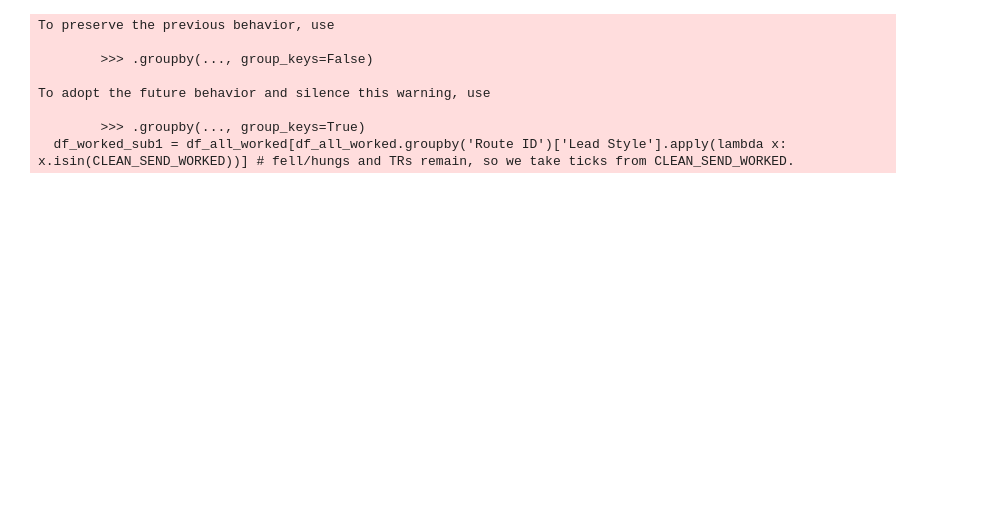
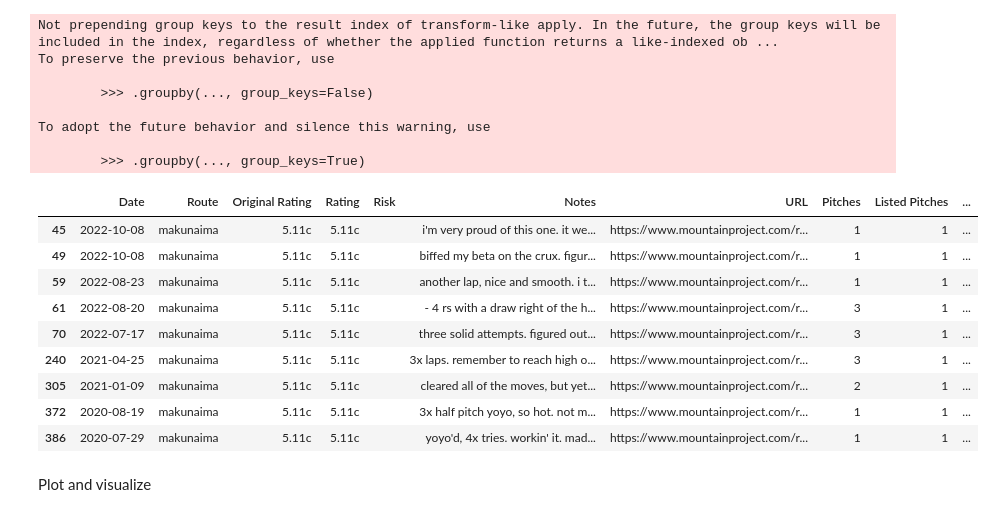
Before and after one commit to Brayden-L/Giza, a Jupyter notebook: Giza/Initial.ipynb, the cells around one changed output. Saved outputs shown, nothing was run; the diff lists cells and outputs as text; code cells hidden in the pictures; blank space fills up the shorter version.

```diff
--- a/Giza/Initial.ipynb
+++ b/Giza/Initial.ipynb
@@ -493,36 +439,45 @@ df_usendf = df_usendf.merge(df_usend_uniq[['Route ID', 'Listed Pitches', 'Lead R
+# %%
+# merge unique dataframe details to user data frame. This will delete the user data frame of length and rating information and replace it with that from the unique dataframe
+df_usendm = df_usend.copy() # We create a copy of the original df_usend to be consequently modified by the user. This leaves the original dataframe alone.
+df_usendm.drop(columns=['Rating', 'Length'], inplace=True)
+df_usendm = df_usendm.merge(df_usend_uniq[['Route ID', 'Listed Pitches', 'Lead Ratio', 'OS Ratio', 'Rating', 'Length']], how='left', on='Route ID')
+df_usendm = df_usendm[['Date', 'Route', 'Original Rating', 'Rating', 'Risk', 'Notes', 'URL', 'Pitches', 'Listed Pitches', 'Location', 'Avg Stars', 'Your Stars', 'Style', 'Lead Style', 'Route Type', 'Length', 'Rating Code','Route ID', 'Flash/Onsight', 'Grade Breakthrough', 'Worked Clean', 'Attempts', 'Lead Ratio', 'OS Ratio']] # Reorder
 # %%
 # We want to tag important climbs, namely flash/onsights, worked clean routes and grade breakthroughs.
 
 # Tag climbs that were flash/onsight
-df_usendf.loc[df_usendf['Lead Style'].isin(CLEAN_SEND_FIRST), 'Flash/Onsight'] = True
+df_usendm.loc[df_usendm['Lead Style'].isin(CLEAN_SEND_FIRST), 'Flash/Onsight'] = True
 
 # Create column that flags climbs that were worked. There are three possibilities to consider. We want 1 and 2.
 # 1. Worked to clean send, no further sends.
 # 2. Worked to clean send, additional attempts.
 # 3. Sent clean first try, additional attempts.
-df_no_dupe = df_usendf[df_usendf.duplicated(subset="Route ID", keep=False)] # First we filter for all duplicate entries.
-df_all_worked = df_no_dupe.groupby('Route ID').filter(lambda x: ~x['Lead Style'].isin(CLEAN_SEND_FIRST).any()) # Then we remove all groups which have a lead style of flash or onsight to eliminate group 3.
+df_all_dupes = df_usendm[df_usendm.duplicated(subset="Route ID", keep=False)] # First we filter for all duplicate entries.
+df_all_worked = df_all_dupes.groupby('Route ID').filter(lambda x: ~x['Lead Style'].isin(CLEAN_SEND_FIRST).any()) # Then we remove all groups which have a lead style of flash or onsight to eliminate group 3.
 df_worked_sub1 = df_all_worked[df_all_worked.groupby('Route ID')['Lead Style'].apply(lambda x: x.isin(CLEAN_SEND_WORKED))] # fell/hungs and TRs remain, so we take ticks from CLEAN_SEND_WORKED.
 df_worked_sub2 = df_worked_sub1.loc[df_worked_sub1.groupby('Route ID')['Date'].idxmin()] # Use only the earliest redpoint to correctly identify the first redpoint.
-df_usendf.loc[df_worked_sub2.index.values, "Worked Clean"] = True
+df_usendm.loc[df_worked_sub2.index.values, "Worked Clean"] = True
 
 # Flag grade breakthrough ticks
-dfbreakthr = df_usendf[(df_usendf['Flash/Onsight'] == True) | (df_usendf['Worked Clean'] == True)]
+dfbreakthr = df_usendm[(df_usendm['Flash/Onsight'] == True) | (df_usendm['Worked Clean'] == True)]
 breakthrough_indexes = dfbreakthr.groupby('Rating')['Date'].idxmin().values
-df_usendf.loc[breakthrough_indexes, "Grade Breakthrough"] = True
-df_usendf.loc[breakthrough_indexes]
+df_usendm.loc[breakthrough_indexes, "Grade Breakthrough"] = True
+df_usendm.loc[breakthrough_indexes]
 
 # Count number of attempts to send
-# Currently assumes no style lead ticks are fell/hung
-# Ignores multipitch
-# This counts clean ticks with multiple pitches as total attempts. It also counts fell/hung, and TR with multiple pitches as multiple attempts.
+# Assumes no style lead ticks are fell/hung
+# Assumes rp/pp with no prior tick history has one prior attempt
+# Counts clean ticks with multiple pitches as total attempts. It also counts fell/hung, and TR with multiple pitches as multiple attempts.
 # !!! This will falsely identify a single pitch climb broken into multiple pitches as two attempts, there isn't really a good way to detect this.
-df_all_worked_sp_only = df_all_worked[df_all_worked['Listed Pitches'] == 1]
-num_to_send = df_all_worked_sp_only.groupby('Route ID')['Pitches'].sum()
-matched_attempts = df_usendf[df_usendf['Worked Clean'] == True].merge(num_to_send, on="Route ID", how="left")
-matched_attempts.index = df_usendf[df_usendf['Worked Clean'] == True].index # I'm dumb and this is the best way I could find to get my index to remain
-df_usendf.loc[matched_attempts.index, "Attempts"] = matched_attempts.iloc[:,-1]
+df_all_worked.loc[df_worked_sub2.index.values, "Worked Clean"] = True # To make the next line work properly, we need to backfill the "worked clean" flag to worked clean.
+df_all_worked.drop(df_all_worked[(df_all_worked['Lead Style'].isin(CLEAN_SEND_WORKED)) & (df_all_worked['Worked Clean'] == '')].index, inplace=True) # remove all redpoints/pinkpoints after first for purpose of counting attempts, this can be done by removing all rows that are redpoints but not marked 'worked clean'
+num_to_send = df_all_worked.groupby('Route ID')['Pitches'].sum()
+matched_attempts = df_usendm[df_usendm['Worked Clean'] == True].merge(num_to_send, on="Route ID", how="left")
+matched_attempts.index = df_usendm[df_usendm['Worked Clean'] == True].index # I'm dumb and this is the best way I could find to get my index to remain
+df_usendm.loc[matched_attempts.index, "Attempts"] = matched_attempts.iloc[:,-1]
+df_usendm.loc[df_usendm['Attempts'] == 1, 'Attempts'] = 2 # This assumes rp with 1 pitch and no prior ticks had one prior attempt
 # %% [output]
+Not prepending group keys to the result index of transform-like apply. In the future, the group keys will be included in the index, regardless of whether the applied function returns a like-indexed ob ...
 To preserve the previous behavior, use
 
         >>> .groupby(..., group_keys=False)
@@ -530,4 +485,22 @@ To preserve the previous behavior, use
 To adopt the future behavior and silence this warning, use
 
         >>> .groupby(..., group_keys=True)
-  df_worked_sub1 = df_all_worked[df_all_worked.groupby('Route ID')['Lead Style'].apply(lambda x: x.isin(CLEAN_SEND_WORKED))] # fell/hungs and TRs remain, so we take ticks from CLEAN_SEND_WORKED.
+# %%
+dfbreakthr = df_usendm[(df_usendm['Flash/Onsight'] == True) | (df_usendm['Worked Clean'] == True)]
+breakthrough_indexes = dfbreakthr.groupby('Rating')['Date'].idxmin().values
+df_usendm.loc[breakthrough_indexes, "Grade Breakthrough"] = True
+df_usendm.loc[breakthrough_indexes]
+df_all_worked[df_all_worked['Route'] == 'makunaima']
+# %% [output]
+|  | Date | Route | Original Rating | Rating | Risk | Notes | URL | Pitches | Listed Pitches | ... |
+| 45 | 2022-10-08 | makunaima | 5.11c | 5.11c |  | i'm very proud of this one. it we... | https://www.mountainproject.com/r... | 1 | 1 | ... |
+| 49 | 2022-10-08 | makunaima | 5.11c | 5.11c |  | biffed my beta on the crux. figur... | https://www.mountainproject.com/r... | 1 | 1 | ... |
+| 59 | 2022-08-23 | makunaima | 5.11c | 5.11c |  | another lap, nice and smooth. i t... | https://www.mountainproject.com/r... | 1 | 1 | ... |
+| 61 | 2022-08-20 | makunaima | 5.11c | 5.11c |  | - 4 rs with a draw right of the h... | https://www.mountainproject.com/r... | 3 | 1 | ... |
+| 70 | 2022-07-17 | makunaima | 5.11c | 5.11c |  | three solid attempts. figured out... | https://www.mountainproject.com/r... | 3 | 1 | ... |
+| 240 | 2021-04-25 | makunaima | 5.11c | 5.11c |  | 3x laps. remember to reach high o... | https://www.mountainproject.com/r... | 3 | 1 | ... |
+| 305 | 2021-01-09 | makunaima | 5.11c | 5.11c |  | cleared all of the moves, but yet... | https://www.mountainproject.com/r... | 2 | 1 | ... |
+| 372 | 2020-08-19 | makunaima | 5.11c | 5.11c |  | 3x half pitch yoyo, so hot. not m... | https://www.mountainproject.com/r... | 1 | 1 | ... |
+| 386 | 2020-07-29 | makunaima | 5.11c | 5.11c |  | yoyo'd, 4x tries. workin' it. mad... | https://www.mountainproject.com/r... | 1 | 1 | ... |
+# %% [markdown]
+Plot and visualize
```
Also changed, not shown: parts of 30 cells of this notebook.
